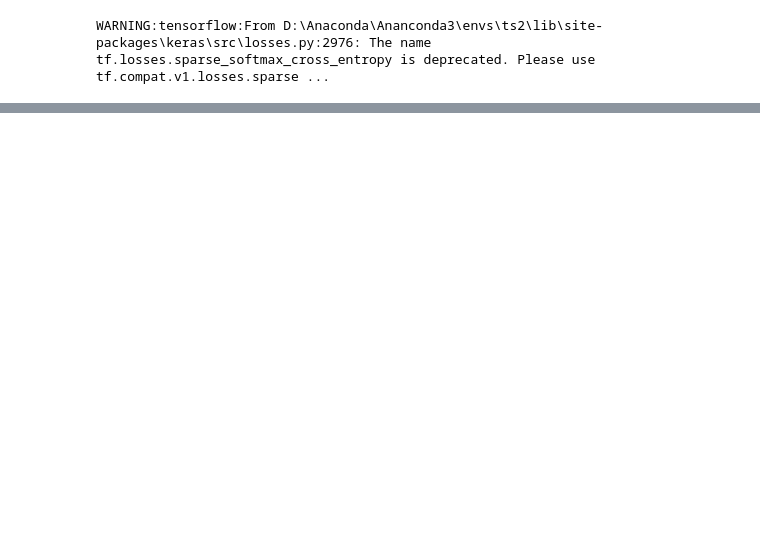
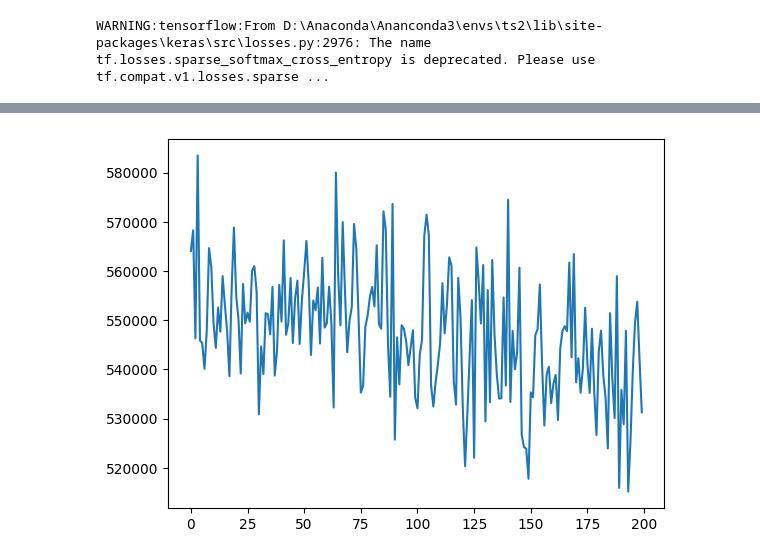
Before and after one commit to Popo-Neko/FBSNNs, a Jupyter notebook: test_BSB100D.ipynb, the cells around one changed output, grey strips where cells are left out. Saved outputs shown, nothing was run; the diff lists cells and outputs as text; code cells hidden in the pictures; blank space fills up the shorter version.

```diff
--- a/test_BSB100D.ipynb
+++ b/test_BSB100D.ipynb
@@ -170,5 +170,5 @@ Xi = tf.convert_to_tensor(Xi, dtype=tf.float32)
 layers = [D+1] + 4*[256] + [1]
 
 model = FBSNN(layers, Xi, T, M, N, D)
-model.train(N_Iter = 20000, learning_rate=1e-6)
+model.train(N_Iter = 200, learning_rate=1e-6)
 # %% [output]
@@ -192,3 +192,4 @@ Epoch 111/20000, Loss: 545387.0625, Time: 1.08673095703125
+[figure, added]
 # %%
 t_test, W_test = model.fetch_minibatch()
 
```
Also changed, not shown: parts of 2 cells of this notebook, 1 other file.
